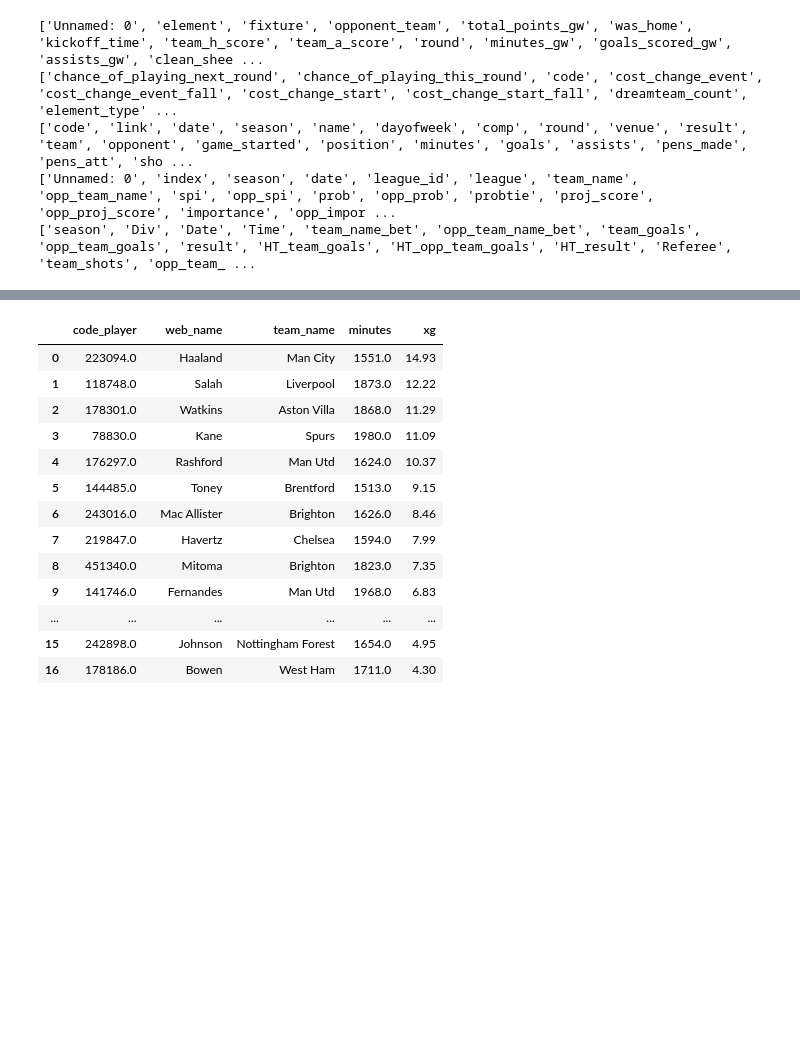
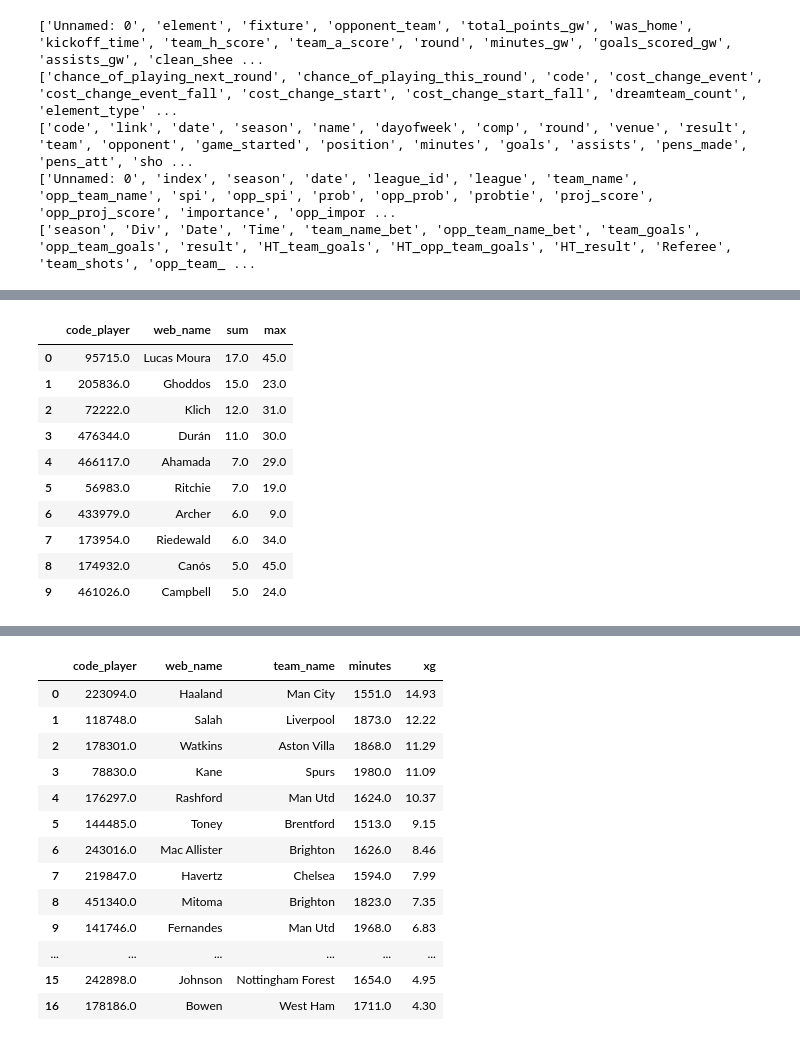
Before and after one commit to chrisimpacts/FPL-Data-Analysis, a Jupyter notebook: FPL_Analysis_UsingPSQL.ipynb, the cells around one changed output, grey strips where cells are left out. Drawn from its saved outputs; the diff is of its cells as text; code cells hidden in the pictures; blank space fills up the shorter version.

```diff
--- a/FPL_Analysis_UsingPSQL.ipynb
+++ b/FPL_Analysis_UsingPSQL.ipynb
@@ -208,0 +376,39 @@ with conn.cursor() as cur:
+# %%
+#Most points without playing >45 mins in a match
+
+query = """
+        SELECT
+            code_player,
+            web_name,
+            sum(total_points_gw),
+            max(minutes_gw)
+        FROM fpl
+        WHERE code_player IN (
+            SELECT
+                code_player
+            FROM fpl
+            WHERE season = 20222023
+            GROUP BY code_player
+            HAVING max(minutes_gw)<=45)
+        AND season = 20222023
+        GROUP BY code_player, web_name
+        ORDER BY sum DESC
+        LIMIT 10
+        ;
+        """
+
+with conn.cursor() as cur:
+    dat = pd.read_sql_query(query, conn)
+dat
+# %% [output]
+|  | code_player | web_name | sum | max |
+| 0 | 95715.0 | Lucas Moura | 17.0 | 45.0 |
+| 1 | 205836.0 | Ghoddos | 15.0 | 23.0 |
+| 2 | 72222.0 | Klich | 12.0 | 31.0 |
+| 3 | 476344.0 | Durán | 11.0 | 30.0 |
+| 4 | 466117.0 | Ahamada | 7.0 | 29.0 |
+| 5 | 56983.0 | Ritchie | 7.0 | 19.0 |
+| 6 | 433979.0 | Archer | 6.0 | 9.0 |
+| 7 | 173954.0 | Riedewald | 6.0 | 34.0 |
+| 8 | 174932.0 | Canós | 5.0 | 45.0 |
+| 9 | 461026.0 | Campbell | 5.0 | 24.0 |
```
Also changed, not shown: parts of 12 cells of this notebook, 3 other files.
